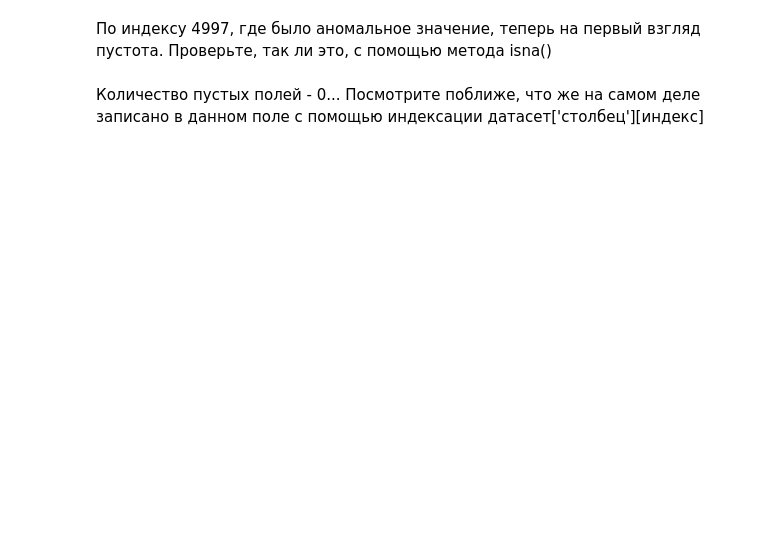
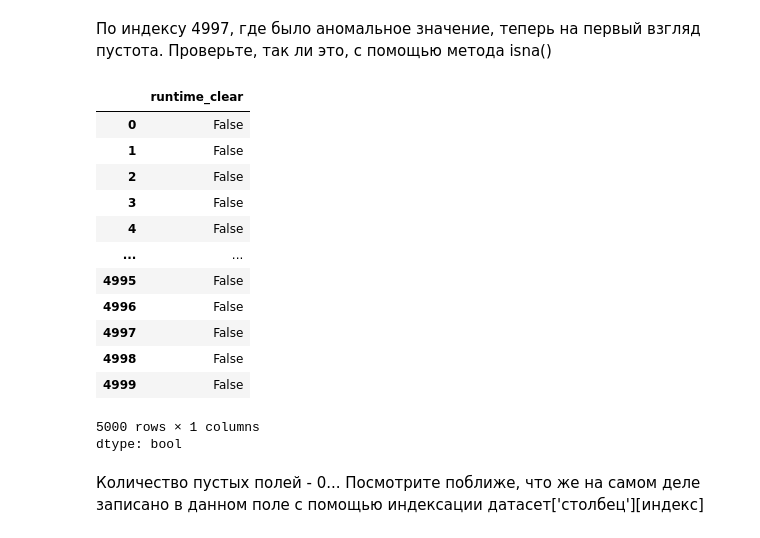
Before and after one commit to moneymisha/parser, a Jupyter notebook: Итоговое_задание_Агеев_М_М_первый_семестр.ipynb, the cells around one changed output. Saved outputs shown, nothing was run; the diff lists cells and outputs as text; code cells hidden in the pictures; blank space fills up the shorter version.

```diff
--- a/Итоговое_задание_Агеев_М_М_первый_семестр.ipynb
+++ b/Итоговое_задание_Агеев_М_М_первый_семестр.ipynb
@@ -166,7 +215,7 @@ dataset['runtime']
 # %% [markdown]
 Создайте столбец runtime_clear в исходном датасете, применив функцию к признаку runtime
 # %%
-dataset['runtime_clear'] =
+dataset['runtime_clear'] = dataset['runtime'].apply(remove_non_digits)
 # %% [markdown]
 Выведите Series ['runtime_clear'] для оценки результата
 # %%
@@ -174,7 +238,22 @@ dataset['runtime_clear']
 # %% [markdown]
 По индексу 4997, где было аномальное значение, теперь на первый взгляд пустота. Проверьте, так ли это, с помощью метода isna()
 # %%
-dataset['runtime_clear']
+dataset['runtime_clear'].isna()
+# %% [output]
+|  | runtime_clear |
+| 0 | False |
+| 1 | False |
+| 2 | False |
+| 3 | False |
+| 4 | False |
+| ... | ... |
+| 4995 | False |
+| 4996 | False |
+| 4997 | False |
+| 4998 | False |
+| 4999 | False |
+5000 rows × 1 columns
+dtype: bool
 # %% [markdown]
 Количество пустых полей - 0... Посмотрите поближе, что же на самом деле записано в данном поле с помощью индексации датасет['столбец'][индекс]
 # %%
```
Also changed, not shown: parts of 30 cells of this notebook.
